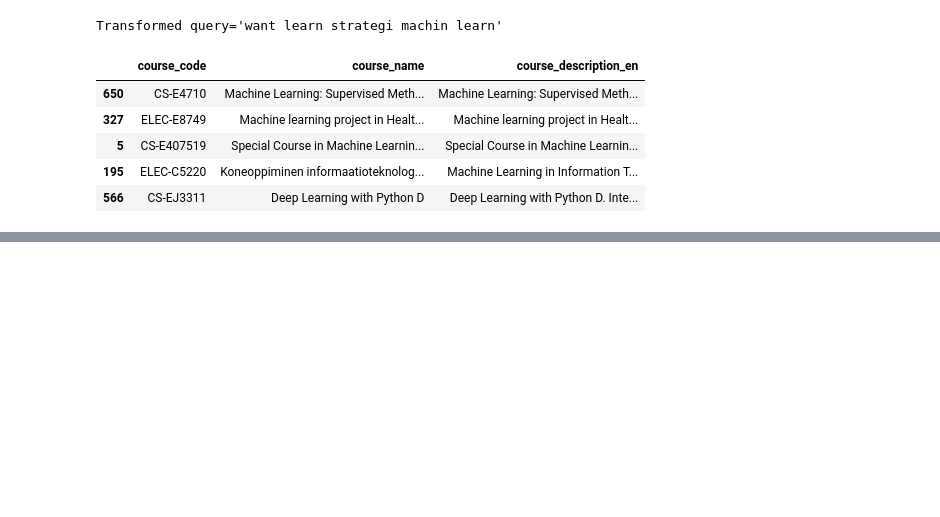
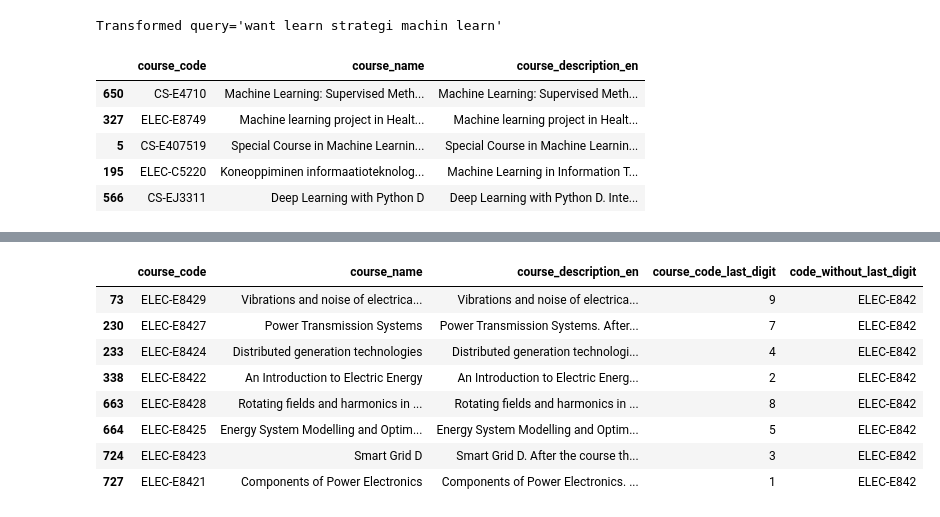
Before and after one commit to jiemingyou/NLP-project, a Jupyter notebook: preprocessing/translation_notebook.ipynb, the cells around one changed output, grey strips where cells are left out. Cells and saved outputs as stored; diff of their text form; code cells hidden in the pictures; blank space fills up the shorter version.

```diff
--- a/preprocessing/translation_notebook.ipynb
+++ b/preprocessing/translation_notebook.ipynb
@@ -213,0 +231,12 @@ Transformed query='want learn strategi machin learn'
+# %%
+df.query("code_without_last_digit == 'ELEC-E842'")
+# %% [output]
+|  | course_code | course_name | course_description_en | course_code_last_digit | code_without_last_digit |
+| 73 | ELEC-E8429 | Vibrations and noise of electrica... | Vibrations and noise of electrica... | 9 | ELEC-E842 |
+| 230 | ELEC-E8427 | Power Transmission Systems | Power Transmission Systems. After... | 7 | ELEC-E842 |
+| 233 | ELEC-E8424 | Distributed generation technologies | Distributed generation technologi... | 4 | ELEC-E842 |
+| 338 | ELEC-E8422 | An Introduction to Electric Energy | An Introduction to Electric Energ... | 2 | ELEC-E842 |
+| 663 | ELEC-E8428 | Rotating fields and harmonics in ... | Rotating fields and harmonics in ... | 8 | ELEC-E842 |
+| 664 | ELEC-E8425 | Energy System Modelling and Optim... | Energy System Modelling and Optim... | 5 | ELEC-E842 |
+| 724 | ELEC-E8423 | Smart Grid D | Smart Grid D. After the course th... | 3 | ELEC-E842 |
+| 727 | ELEC-E8421 | Components of Power Electronics | Components of Power Electronics. ... | 1 | ELEC-E842 |
```
Also changed, not shown: parts of 2 cells of this notebook, 3 other files.
